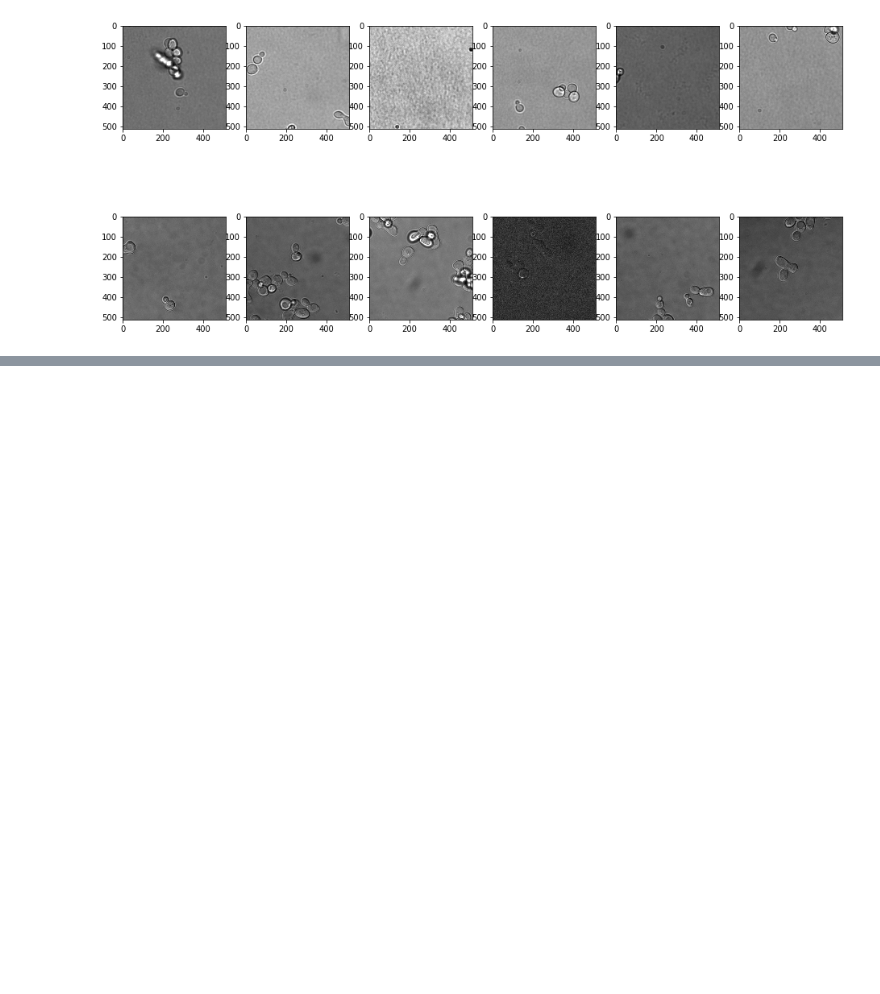
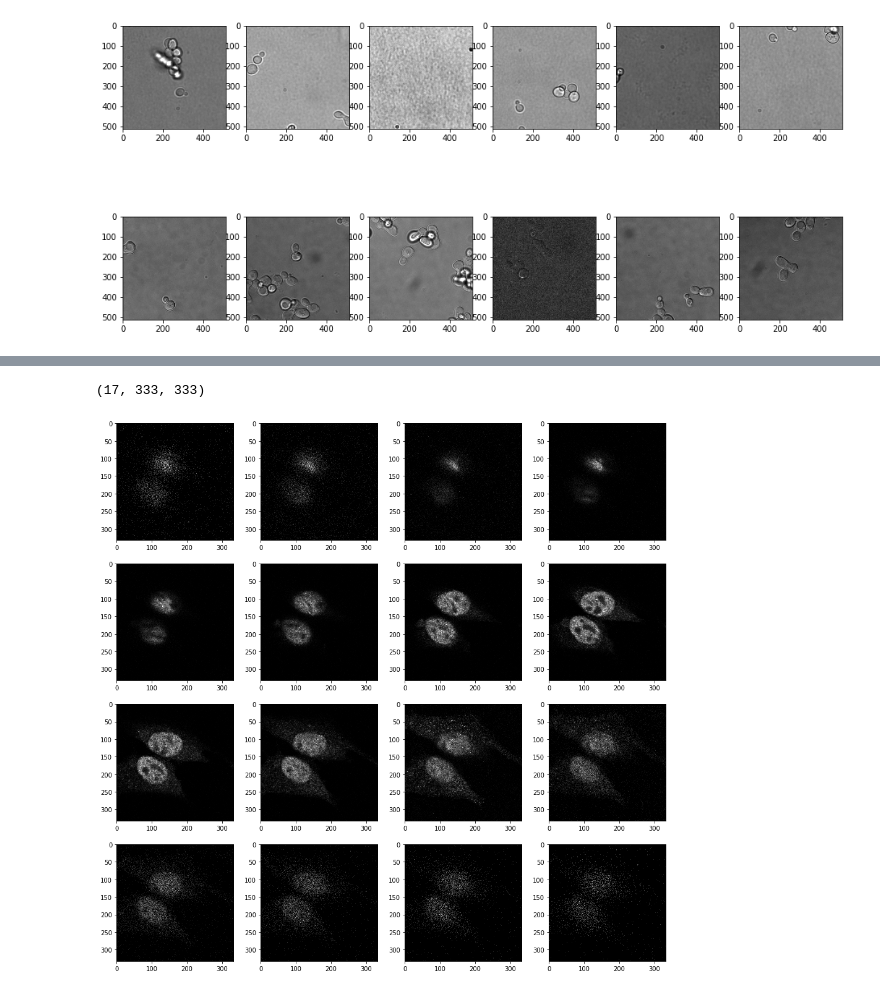
Before and after one commit to AlexanderSlivinskiy/FUNIT, a Jupyter notebook: Imshow.ipynb, the cells around one changed output, grey strips where cells are left out. Drawn from its saved outputs; the diff is of its cells as text; code cells hidden in the pictures; blank space fills up the shorter version.

```diff
--- a/Imshow.ipynb
+++ b/Imshow.ipynb
@@ -477,0 +541,19 @@ def cropTo(pic):
+# %%
+fig=plt.figure(figsize=(16, 16))
+index = 35
+columns = 4
+rows = 4
+j = 0
+pic0 = dataset['overview0']['0']['0']
+pic0 = pic0[0]
+print(pic0.shape)
+for i in range(pic0.shape[0]):
+    if (j>= columns*rows):
+        break
+    fig.add_subplot(rows, columns, j+1)
+    plt.imshow(pic0[i], cmap="gray")
+    j+=1
+plt.show()
+# %% [output]
+(17, 333, 333)
+[figure, added]
```
Also changed, not shown: parts of 5 cells of this notebook, 6 other files.
